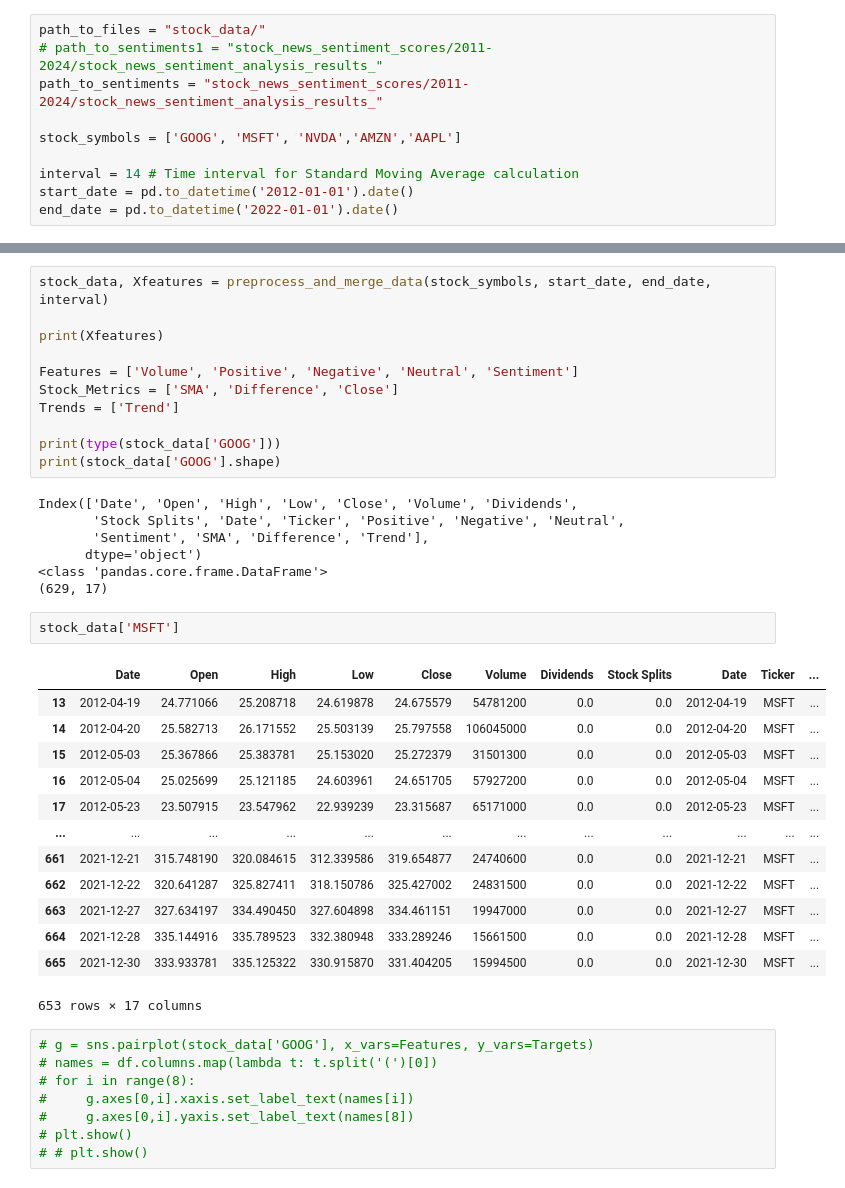
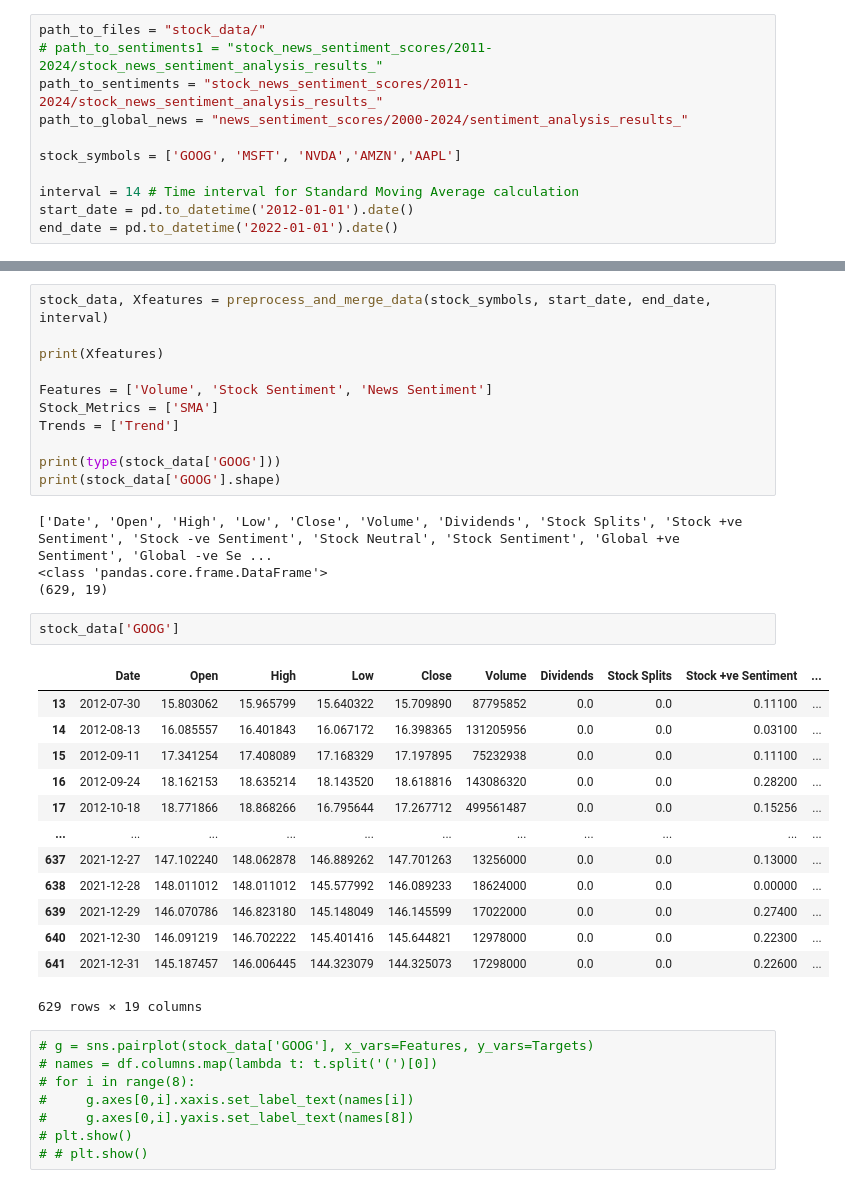
Before and after one commit to rishabhtyagi989/SIGNS_2024, a Jupyter notebook: stock_price_pred_xgb.ipynb, the cells around one changed output, grey strips where cells are left out. Saved outputs shown, nothing was run; the diff lists cells and outputs as text.

```diff
--- a/stock_price_pred_xgb.ipynb
+++ b/stock_price_pred_xgb.ipynb
@@ -11,6 +12,7 @@ from sklearn.metrics import mean_squared_error, mean_absolute_error
 path_to_files = "stock_data/"
 # path_to_sentiments1 = "stock_news_sentiment_scores/2011-2024/stock_news_sentiment_analysis_results_"
 path_to_sentiments = "stock_news_sentiment_scores/2011-2024/stock_news_sentiment_analysis_results_"
+path_to_global_news = "news_sentiment_scores/2000-2024/sentiment_analysis_results_"
 
 stock_symbols = ['GOOG', 'MSFT', 'NVDA','AMZN','AAPL']
 
@@ -75,35 +147,32 @@ stock_data, Xfeatures = preprocess_and_merge_data(stock_symbols, start_date, end
 
 print(Xfeatures)
 
-Features = ['Volume', 'Positive', 'Negative', 'Neutral', 'Sentiment']
-Stock_Metrics = ['SMA', 'Difference', 'Close']
+Features = ['Volume', 'Stock Sentiment', 'News Sentiment']
+Stock_Metrics = ['SMA']
 Trends = ['Trend']
 
 print(type(stock_data['GOOG']))
 print(stock_data['GOOG'].shape)
 # %% [output]
-Index(['Date', 'Open', 'High', 'Low', 'Close', 'Volume', 'Dividends',
-       'Stock Splits', 'Date', 'Ticker', 'Positive', 'Negative', 'Neutral',
-       'Sentiment', 'SMA', 'Difference', 'Trend'],
-      dtype='object')
+['Date', 'Open', 'High', 'Low', 'Close', 'Volume', 'Dividends', 'Stock Splits', 'Stock +ve Sentiment', 'Stock -ve Sentiment', 'Stock Neutral', 'Stock Sentiment', 'Global +ve Sentiment', 'Global -ve Se ...
 <class 'pandas.core.frame.DataFrame'>
-(629, 17)
+(629, 19)
 # %%
-stock_data['MSFT']
+stock_data['GOOG']
 # %% [output]
-|  | Date | Open | High | Low | Close | Volume | Dividends | Stock Splits | Date | Ticker | ... |
-| 13 | 2012-04-19 | 24.771066 | 25.208718 | 24.619878 | 24.675579 | 54781200 | 0.0 | 0.0 | 2012-04-19 | MSFT | ... |
-| 14 | 2012-04-20 | 25.582713 | 26.171552 | 25.503139 | 25.797558 | 106045000 | 0.0 | 0.0 | 2012-04-20 | MSFT | ... |
-| 15 | 2012-05-03 | 25.367866 | 25.383781 | 25.153020 | 25.272379 | 31501300 | 0.0 | 0.0 | 2012-05-03 | MSFT | ... |
-| 16 | 2012-05-04 | 25.025699 | 25.121185 | 24.603961 | 24.651705 | 57927200 | 0.0 | 0.0 | 2012-05-04 | MSFT | ... |
-| 17 | 2012-05-23 | 23.507915 | 23.547962 | 22.939239 | 23.315687 | 65171000 | 0.0 | 0.0 | 2012-05-23 | MSFT | ... |
-| ... | ... | ... | ... | ... | ... | ... | ... | ... | ... | ... | ... |
-| 661 | 2021-12-21 | 315.748190 | 320.084615 | 312.339586 | 319.654877 | 24740600 | 0.0 | 0.0 | 2021-12-21 | MSFT | ... |
-| 662 | 2021-12-22 | 320.641287 | 325.827411 | 318.150786 | 325.427002 | 24831500 | 0.0 | 0.0 | 2021-12-22 | MSFT | ... |
-| 663 | 2021-12-27 | 327.634197 | 334.490450 | 327.604898 | 334.461151 | 19947000 | 0.0 | 0.0 | 2021-12-27 | MSFT | ... |
-| 664 | 2021-12-28 | 335.144916 | 335.789523 | 332.380948 | 333.289246 | 15661500 | 0.0 | 0.0 | 2021-12-28 | MSFT | ... |
-| 665 | 2021-12-30 | 333.933781 | 335.125322 | 330.915870 | 331.404205 | 15994500 | 0.0 | 0.0 | 2021-12-30 | MSFT | ... |
+|  | Date | Open | High | Low | Close | Volume | Dividends | Stock Splits | Stock +ve Sentiment | ... |
+| 13 | 2012-07-30 | 15.803062 | 15.965799 | 15.640322 | 15.709890 | 87795852 | 0.0 | 0.0 | 0.11100 | ... |
+| 14 | 2012-08-13 | 16.085557 | 16.401843 | 16.067172 | 16.398365 | 131205956 | 0.0 | 0.0 | 0.03100 | ... |
+| 15 | 2012-09-11 | 17.341254 | 17.408089 | 17.168329 | 17.197895 | 75232938 | 0.0 | 0.0 | 0.11100 | ... |
+| 16 | 2012-09-24 | 18.162153 | 18.635214 | 18.143520 | 18.618816 | 143086320 | 0.0 | 0.0 | 0.28200 | ... |
+| 17 | 2012-10-18 | 18.771866 | 18.868266 | 16.795644 | 17.267712 | 499561487 | 0.0 | 0.0 | 0.15256 | ... |
+| ... | ... | ... | ... | ... | ... | ... | ... | ... | ... | ... |
+| 637 | 2021-12-27 | 147.102240 | 148.062878 | 146.889262 | 147.701263 | 13256000 | 0.0 | 0.0 | 0.13000 | ... |
+| 638 | 2021-12-28 | 148.011012 | 148.011012 | 145.577992 | 146.089233 | 18624000 | 0.0 | 0.0 | 0.00000 | ... |
+| 639 | 2021-12-29 | 146.070786 | 146.823180 | 145.148049 | 146.145599 | 17022000 | 0.0 | 0.0 | 0.27400 | ... |
+| 640 | 2021-12-30 | 146.091219 | 146.702222 | 145.401416 | 145.644821 | 12978000 | 0.0 | 0.0 | 0.22300 | ... |
+| 641 | 2021-12-31 | 145.187457 | 146.006445 | 144.323079 | 144.325073 | 17298000 | 0.0 | 0.0 | 0.22600 | ... |
-653 rows × 17 columns
+629 rows × 19 columns
 # %%
 # g = sns.pairplot(stock_data['GOOG'], x_vars=Features, y_vars=Targets)
 # names = df.columns.map(lambda t: t.split('(')[0])
```
Also changed, not shown: parts of 8 cells of this notebook.
